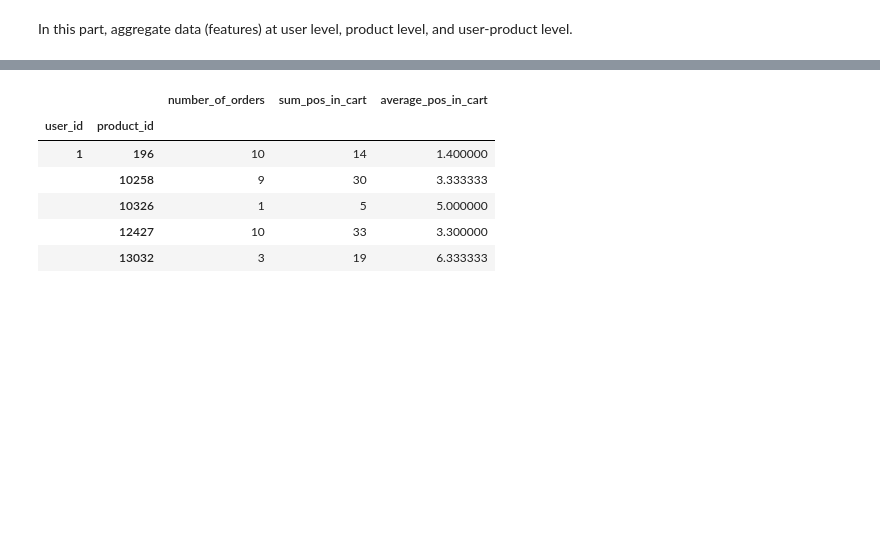
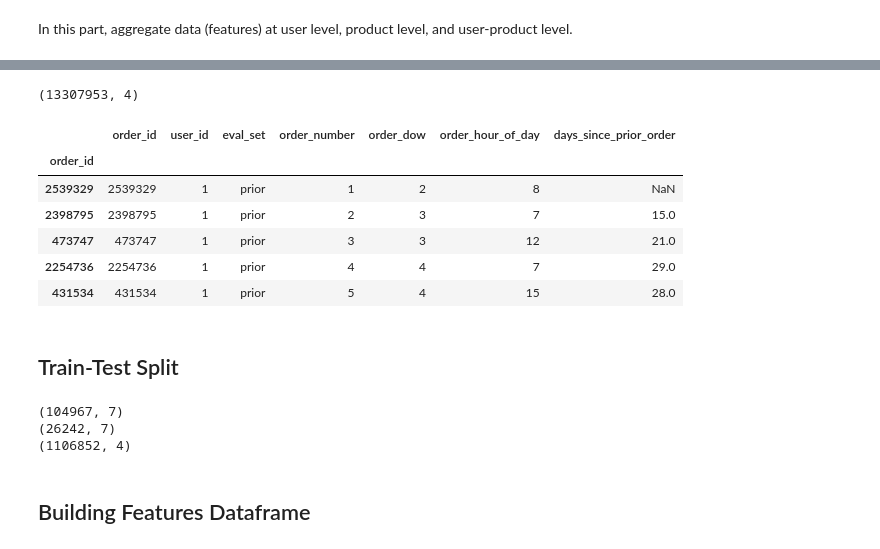
Before and after one commit to josephsudibyo/Instacart-Market-Basket-Analysis-, a Jupyter notebook: Instacart_Project.ipynb, the cells around one changed output, grey strips where cells are left out. Saved outputs shown, nothing was run; the diff lists cells and outputs as text; code cells hidden in the pictures; blank space fills up the shorter version.

```diff
--- a/Instacart_Project.ipynb
+++ b/Instacart_Project.ipynb
@@ -341,16 +346,53 @@ products.head()
 | 4 | 4 | Smart Ones Classic Favorites Mini... | 38 | 1 | 329.0 | 147.0 | 0.446809 |
 | 5 | 5 | Green Chile Anytime Sauce | 5 | 13 | 15.0 | 9.0 | 0.600000 |
 # %%
+#user x product level variables
 userproduct = merged.copy()
-userproduct = userproduct.groupby(['user_id','product_id']).agg({'order_id': 'size', 'add_to_cart_order': 'sum'})
-userproduct.columns = ['number_of_orders', 'sum_pos_in_cart']
-userproduct['average_pos_in_cart'] = userproduct['sum_pos_in_cart']/userproduct['number_of_orders']
+userproduct['user_product_id'] = userproduct.product_id + userproduct.user_id * 100000
+userproduct = userproduct.sort_values('order_number')
+userproduct = userproduct.groupby('user_product_id',sort=False).agg({'order_id': ['size', 'last'], 'add_to_cart_order': 'sum'})
+userproduct.columns = ['sum_pos_in_cart', 'number_of_orders_userproduct', 'last_order_id']
+#userproduct['average_pos_in_cart'] = userproduct['sum_pos_in_cart']/userproduct['number_of_orders_userproduct']
+userproduct=userproduct.reset_index()
+userproduct=userproduct.set_index('user_product_id',drop=False)
+print(userproduct.shape)
 userproduct.head()
+del merged
 # %% [output]
-|  |  | number_of_orders | sum_pos_in_cart | average_pos_in_cart |
-| user_id | product_id |  |  |  |
-| 1 | 196 | 10 | 14 | 1.400000 |
-|  | 10258 | 9 | 30 | 3.333333 |
-|  | 10326 | 1 | 5 | 5.000000 |
-|  | 12427 | 10 | 33 | 3.300000 |
-|  | 13032 | 3 | 19 | 6.333333 |
+(13307953, 4)
+# %%
+#order level variables
+orders=orders.set_index('order_id',drop=False)
+orders.head()
+# %% [output]
+|  | order_id | user_id | eval_set | order_number | order_dow | order_hour_of_day | days_since_prior_order |
+| order_id |  |  |  |  |  |  |  |
+| 2539329 | 2539329 | 1 | prior | 1 | 2 | 8 | NaN |
+| 2398795 | 2398795 | 1 | prior | 2 | 3 | 7 | 15.0 |
+| 473747 | 473747 | 1 | prior | 3 | 3 | 12 | 21.0 |
+| 2254736 | 2254736 | 1 | prior | 4 | 4 | 7 | 29.0 |
+| 431534 | 431534 | 1 | prior | 5 | 4 | 15 | 28.0 |
+# %% [markdown]
+## Train-Test Split
+# %%
+order_products__train = pd.read_csv('order_products__train.csv')
+
+from sklearn.cross_validation import train_test_split
+big_train_orders = orders[orders.eval_set == 'train']
+train_orders,test_orders = train_test_split(big_train_orders,test_size=0.2)
+print(train_orders.shape)
+print(test_orders.shape)
+
+train_order_id = train_orders['order_id'].tolist()
+test_order_id = test_orders['order_id'].tolist()
+
+train=order_products__train[order_products__train['order_id'].isin(train_order_id)]
+test=order_products__train[order_products__train['order_id'].isin(test_order_id)]
+train.set_index(['order_id', 'product_id'], inplace=True, drop=False)
+print(train.shape)
+# %% [output]
+(104967, 7)
+(26242, 7)
+(1106852, 4)
+# %% [markdown]
+## Building Features Dataframe
```
Also changed, not shown: parts of 12 cells of this notebook.
